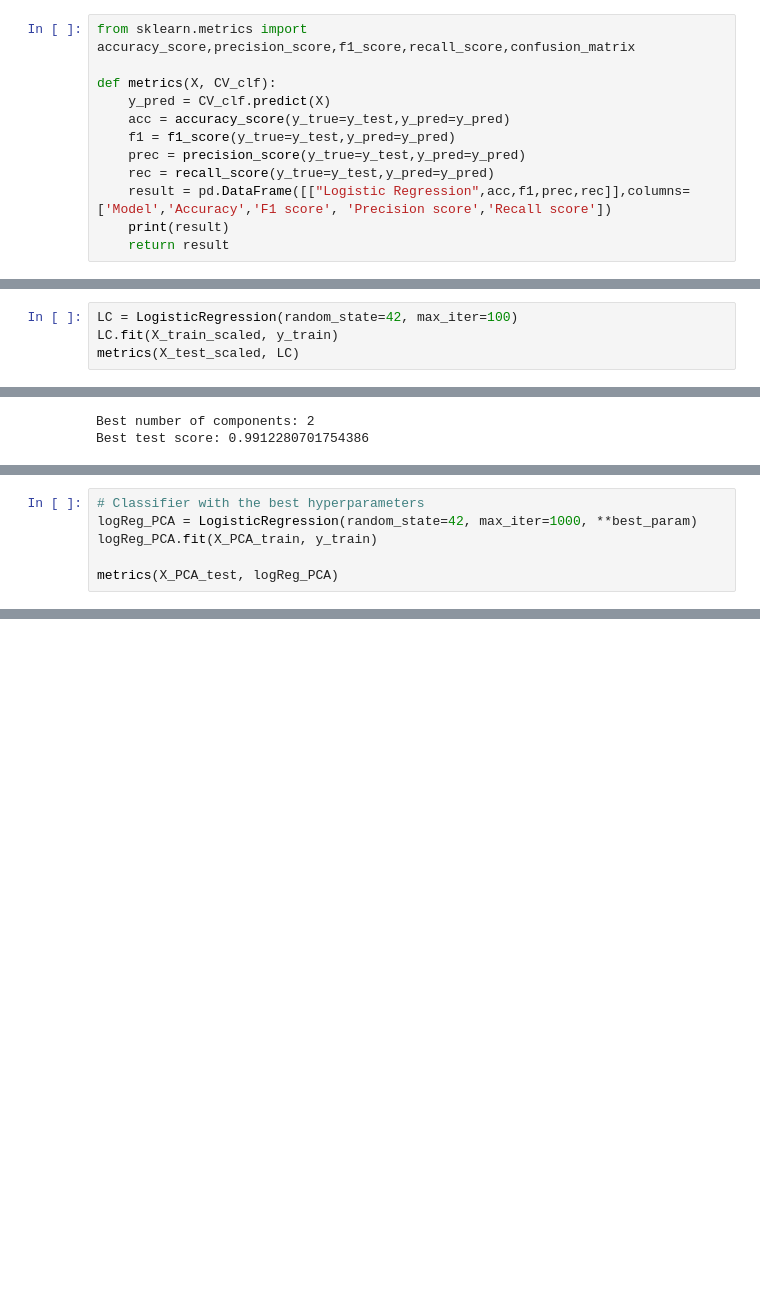
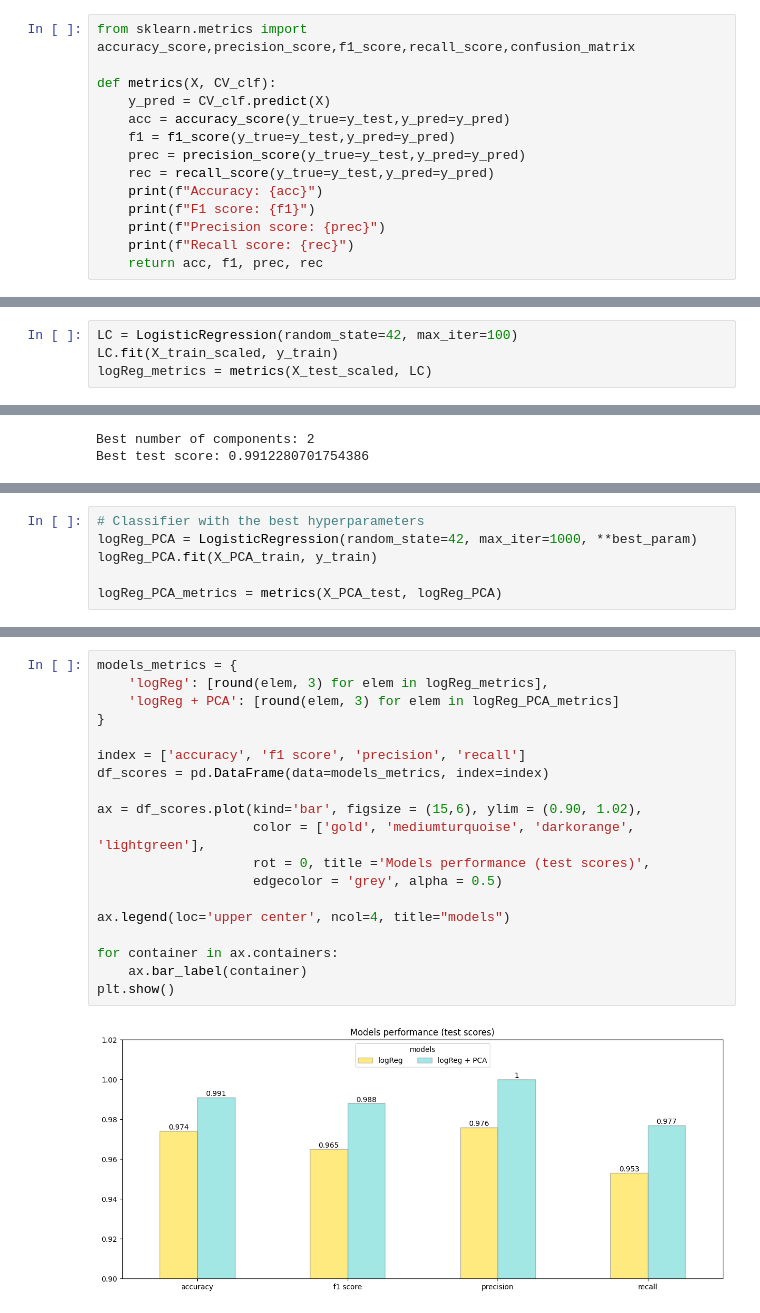
Before and after one commit to quangh33/schopenhauer, a Jupyter notebook: breast_cancer_wisconsin.ipynb, the cells around one changed output, grey strips where cells are left out. Cells and saved outputs as stored; diff of their text form; blank space fills up the shorter version.

Commit message:
Add model comparison chart

```diff
--- a/breast_cancer_wisconsin.ipynb
+++ b/breast_cancer_wisconsin.ipynb
@@ -217,9 +215,11 @@ def metrics(X, CV_clf):
     f1 = f1_score(y_true=y_test,y_pred=y_pred)
     prec = precision_score(y_true=y_test,y_pred=y_pred)
     rec = recall_score(y_true=y_test,y_pred=y_pred)
-    result = pd.DataFrame([["Logistic Regression",acc,f1,prec,rec]],columns=['Model','Accuracy','F1 score', 'Precision score','Recall score'])
-    print(result)
-    return result
+    print(f"Accuracy: {acc}")
+    print(f"F1 score: {f1}")
+    print(f"Precision score: {prec}")
+    print(f"Recall score: {rec}")
+    return acc, f1, prec, rec
 # %%
 from sklearn.preprocessing import StandardScaler, RobustScaler
 
@@ -248,5 +248,5 @@ from sklearn.linear_model import LogisticRegression
 # %%
 LC = LogisticRegression(random_state=42, max_iter=100)
 LC.fit(X_train_scaled, y_train)
-metrics(X_test_scaled, LC)
+logReg_metrics = metrics(X_test_scaled, LC)
 # %% [output]
@@ -574,5 +574,5 @@ Traceback (most recent call last):
 logReg_PCA = LogisticRegression(random_state=42, max_iter=1000, **best_param)
 logReg_PCA.fit(X_PCA_train, y_train)
 
-metrics(X_PCA_test, logReg_PCA)
+logReg_PCA_metrics = metrics(X_PCA_test, logReg_PCA)
 # %% [output]
@@ -582,0 +583,21 @@ metrics(X_PCA_test, logReg_PCA)
+# %%
+models_metrics = {
+    'logReg': [round(elem, 3) for elem in logReg_metrics],
+    'logReg + PCA': [round(elem, 3) for elem in logReg_PCA_metrics]
+}
+
+index = ['accuracy', 'f1 score', 'precision', 'recall']
+df_scores = pd.DataFrame(data=models_metrics, index=index)
+
+ax = df_scores.plot(kind='bar', figsize = (15,6), ylim = (0.90, 1.02),
+                    color = ['gold', 'mediumturquoise', 'darkorange', 'lightgreen'],
+                    rot = 0, title ='Models performance (test scores)',
+                    edgecolor = 'grey', alpha = 0.5)
+
+ax.legend(loc='upper center', ncol=4, title="models")
+
+for container in ax.containers:
+    ax.bar_label(container)
+plt.show()
+# %% [output]
+[figure, added]
```
Also changed, not shown: parts of 5 cells of this notebook.
